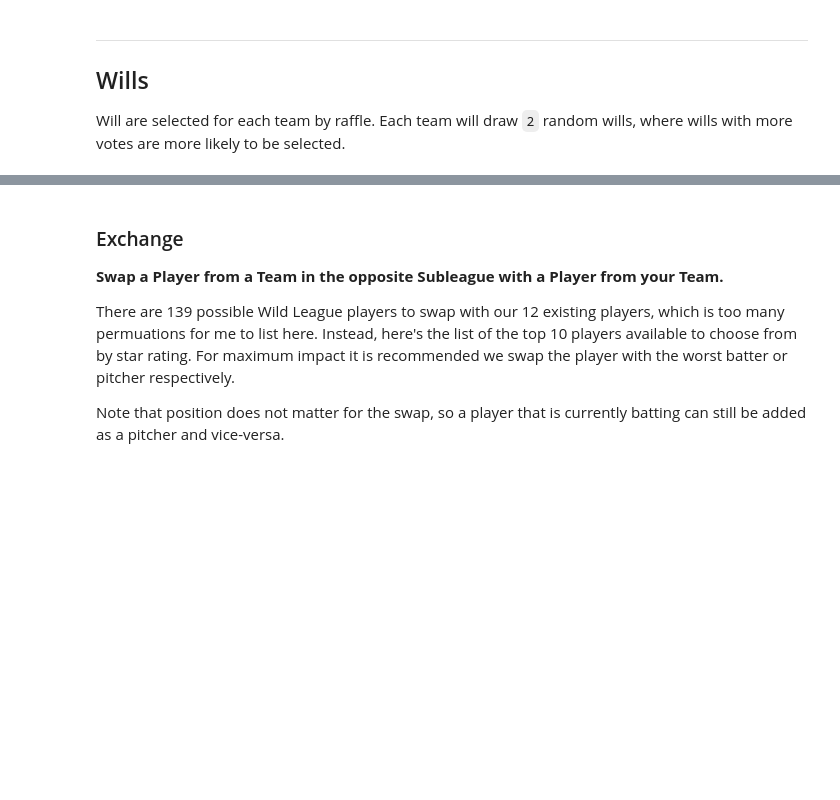
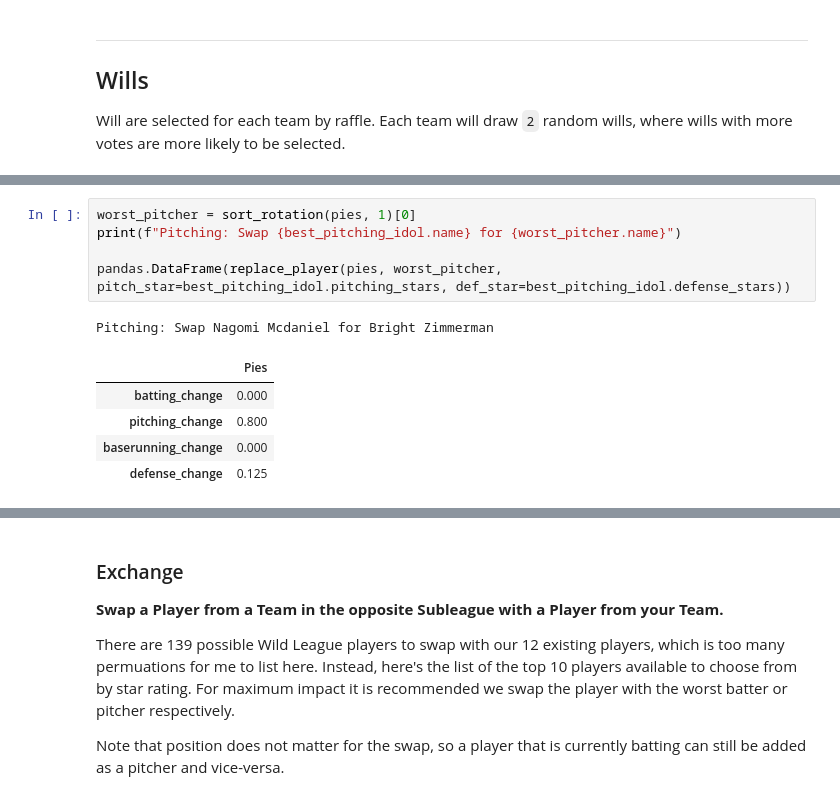
Before and after one commit to robbyblum/blaseball_notebooks, a Jupyter notebook: election_notes/s12.ipynb, the cells around one changed output, grey strips where cells are left out. Drawn from its saved outputs; the diff is of its cells as text; blank space fills up the shorter version.

```diff
--- a/election_notes/s12.ipynb
+++ b/election_notes/s12.ipynb
@@ -66,0 +97,12 @@ IN PROGRESS
+# %%
+worst_pitcher = sort_rotation(pies, 1)[0]
+print(f"Pitching: Swap {best_pitching_idol.name} for {worst_pitcher.name}")
+
+pandas.DataFrame(replace_player(pies, worst_pitcher, pitch_star=best_pitching_idol.pitching_stars, def_star=best_pitching_idol.defense_stars))
+# %% [output]
+Pitching: Swap Nagomi Mcdaniel for Bright Zimmerman
+|  | Pies |
+| batting_change | 0.000 |
+| pitching_change | 0.800 |
+| baserunning_change | 0.000 |
+| defense_change | 0.125 |
```
Also changed, not shown: parts of 24 cells of this notebook, 1 other file.
